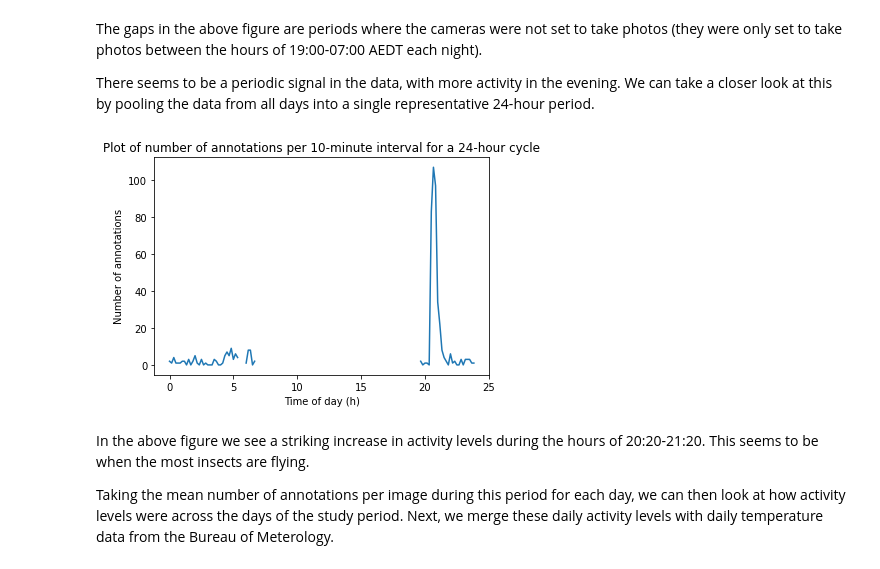
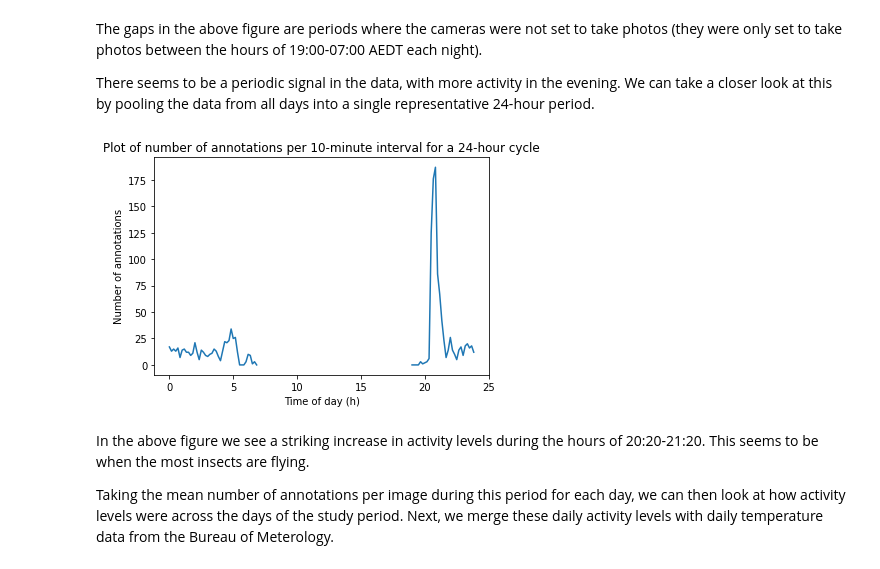
Before and after one commit to J-Wall/camfi, a Jupyter notebook: examples/activity_analysis.ipynb, the cells around one changed output. Cells and saved outputs as stored; diff of their text form; code cells hidden in the pictures.

Commit message:
Fixed error in activity levels figure

```diff
--- a/examples/activity_analysis.ipynb
+++ b/examples/activity_analysis.ipynb
@@ -178,32 +178,32 @@ There seems to be a periodic signal in the data, with more activity in the eveni
 # %%
 df["daytime"] = datetime.datetime(1680, 1, 1) + (df["timestamp"] - pd.to_datetime(df["timestamp"].dt.date))
 df["dayhour"] = df["daytime"].dt.hour.values + df["daytime"].dt.minute.values / 60
 
 fig = plt.figure()
 ax = fig.add_subplot(
     111,
     title="Plot of number of annotations per 10-minute interval for a 24-hour cycle",
     ylabel="Number of annotations",
     xlabel="Time of day (h)"
 )
 
 h24, bx24, by24 = np.histogram2d(
     df["dayhour"],
     df["n_annotations"],
     bins = [
         np.arange(-1 / 12, 24 + 1 / 6, 1 / 6),
-        np.arange(0.5, max(df["n_annotations"]) + 0.5, 1)
+        np.arange(-0.5, max(df["n_annotations"]) + 1, 1)
     ]
 )
 
 b24_midpoints = (bx24[:-1] + bx24[1:]) / 2
 
 n_annotations_per10min24 = (h24 * np.arange(h24.shape[1]).reshape((1, h24.shape[1]))).sum(axis=1)
 n_annotations_per10min24[h24.sum(axis=1) == 0.] = np.nan
 
 p = ax.plot(b24_midpoints, n_annotations_per10min24)
 # %% [output]
-[figure, old version]
+[figure, new version]
 # %% [markdown]
 In the above figure we see a striking increase in activity levels during the hours of 20:20-21:20. This seems to be when the most insects are flying.
 
```
Also changed, not shown: parts of 2 cells of this notebook.
